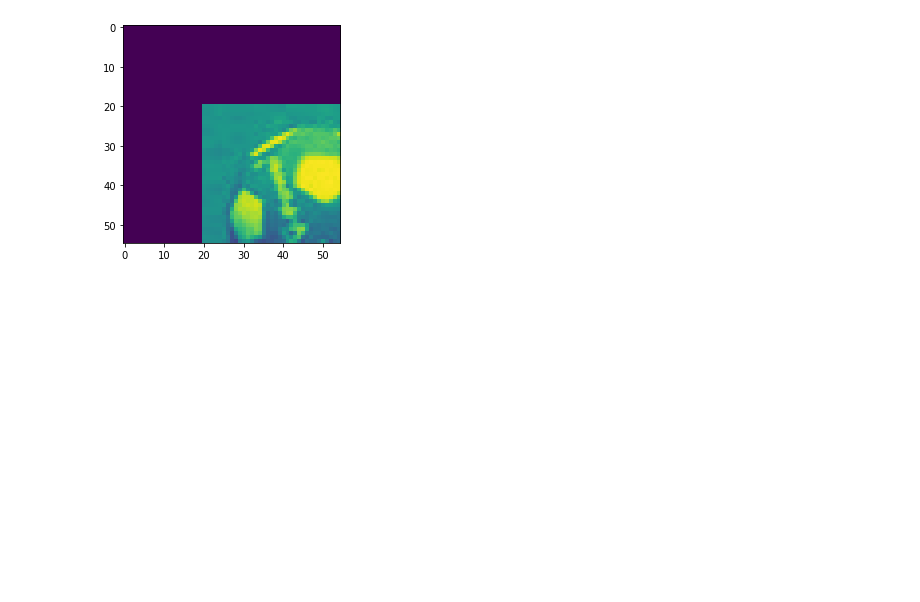
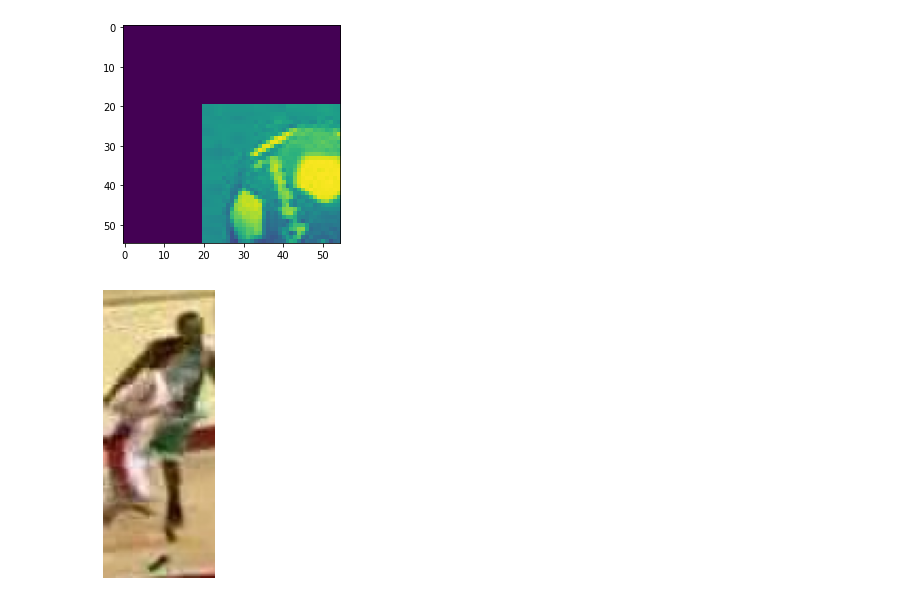
Before and after one commit to matemato/Advanced-computer-vision, a Jupyter notebook: Assignments/3/testingMOSSE.ipynb, the cells around one changed output. Drawn from its saved outputs; the diff is of its cells as text; code cells hidden in the pictures; blank space fills up the shorter version.

```diff
--- a/Assignments/3/testingMOSSE.ipynb
+++ b/Assignments/3/testingMOSSE.ipynb
@@ -117,3 +117,22 @@ plt.imshow(translated_image)
 plt.show()
 # %% [output]
 [figure]
+# %%
+im = cv2.imread("./Sequences/basketball/00000015.jpg")
+im = cv2.cvtColor(im, cv2.COLOR_BGR2RGB)
+p,_ = get_patch(im, (205, 288), (53, 137))
+
+fig = plt.figure(frameon=False)
+# fig.set_size_inches(w,h)
+
+ax = plt.Axes(fig, [0., 0., 1., 1.])
+ax.set_axis_off()
+fig.add_axes(ax)
+
+ax.imshow(p, aspect='auto')
+# fig.savefig(fname, dpi)
+
+plt.imshow(p)
+plt.show()
+# %% [output]
+[figure, added]
```
Also changed, not shown: parts of 4 cells of this notebook, 25 other files.
